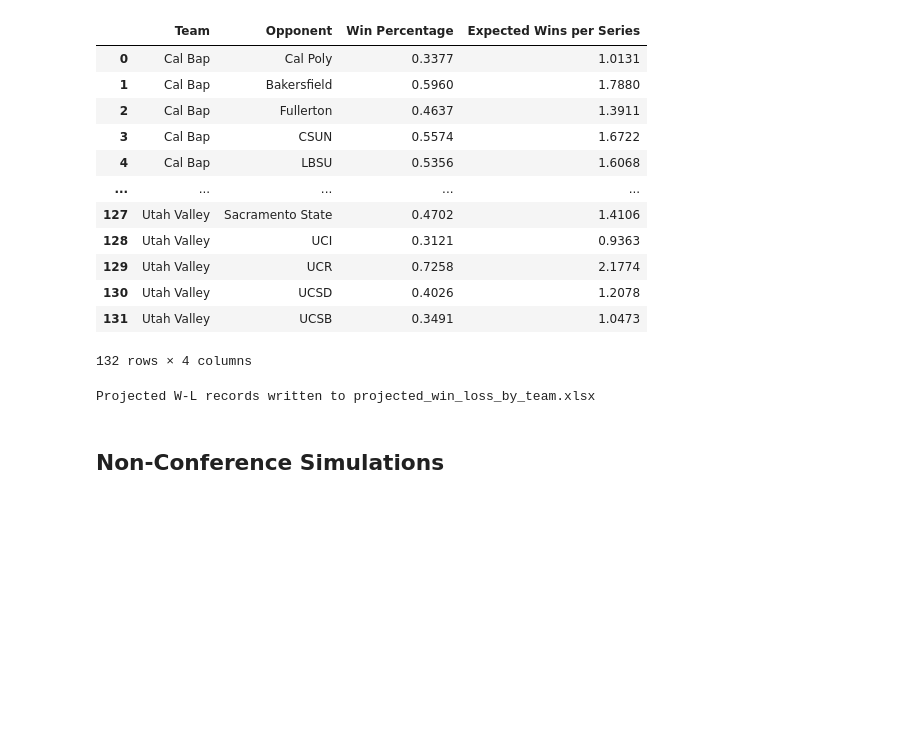
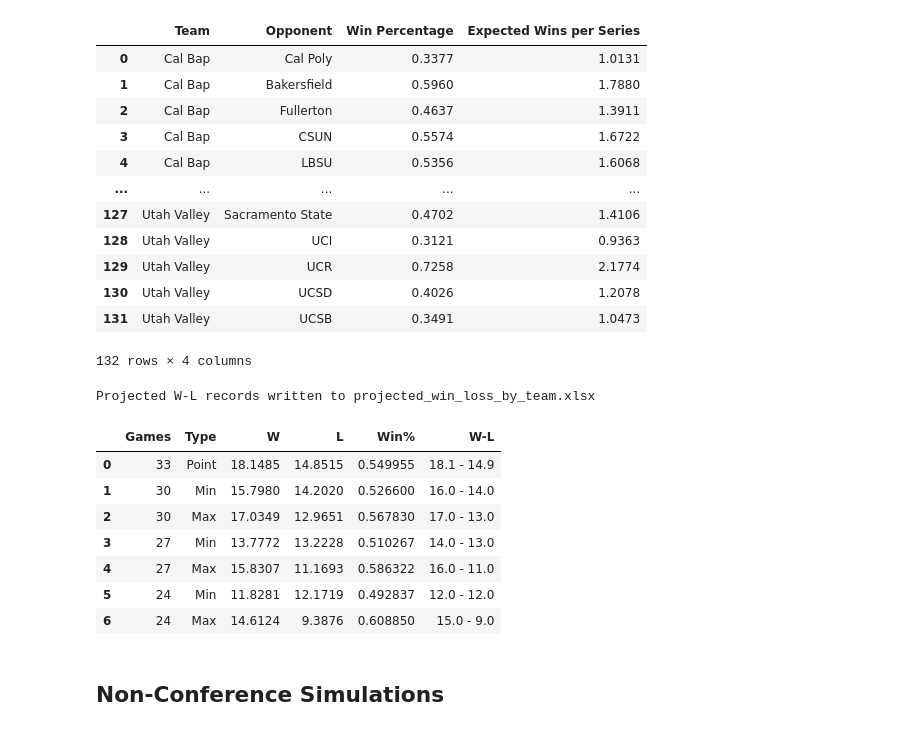
Before and after one commit to jackkalsched/UCSD_Baseball_25, a Jupyter notebook: Other/schedule_optimization.ipynb, the cells around one changed output. Cells and saved outputs as stored; diff of their text form; code cells hidden in the pictures; blank space fills up the shorter version.

```diff
--- a/Other/schedule_optimization.ipynb
+++ b/Other/schedule_optimization.ipynb
@@ -430,6 +430,18 @@ def simulate_all_teams_wl(winpcts, filename):
 simulate_all_teams_wl(winpcts, filename="projected_win_loss_by_team.xlsx")
 # %% [output]
 Projected W-L records written to projected_win_loss_by_team.xlsx
+# %%
+projection_ucsd = pd.read_excel('projected_win_loss_by_team.xlsx', sheet_name='UCSD')
+projection_ucsd
+# %% [output]
+|  | Games | Type | W | L | Win% | W-L |
+| 0 | 33 | Point | 18.1485 | 14.8515 | 0.549955 | 18.1 - 14.9 |
+| 1 | 30 | Min | 15.7980 | 14.2020 | 0.526600 | 16.0 - 14.0 |
+| 2 | 30 | Max | 17.0349 | 12.9651 | 0.567830 | 17.0 - 13.0 |
+| 3 | 27 | Min | 13.7772 | 13.2228 | 0.510267 | 14.0 - 13.0 |
+| 4 | 27 | Max | 15.8307 | 11.1693 | 0.586322 | 16.0 - 11.0 |
+| 5 | 24 | Min | 11.8281 | 12.1719 | 0.492837 | 12.0 - 12.0 |
+| 6 | 24 | Max | 14.6124 | 9.3876 | 0.608850 | 15.0 - 9.0 |
 # %% [markdown]
 ## Non-Conference Simulations
 # %%
```
Also changed, not shown: parts of 1 cell of this notebook, 1 other file.
